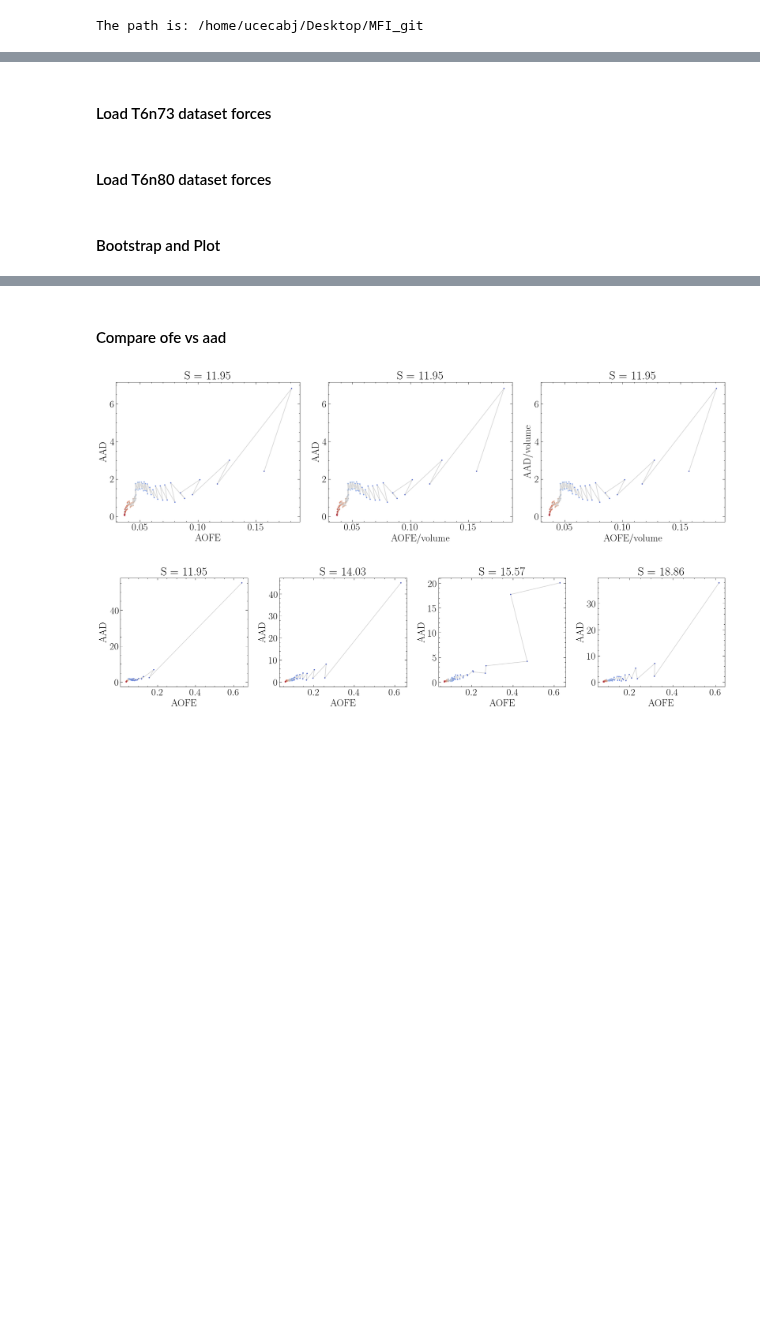
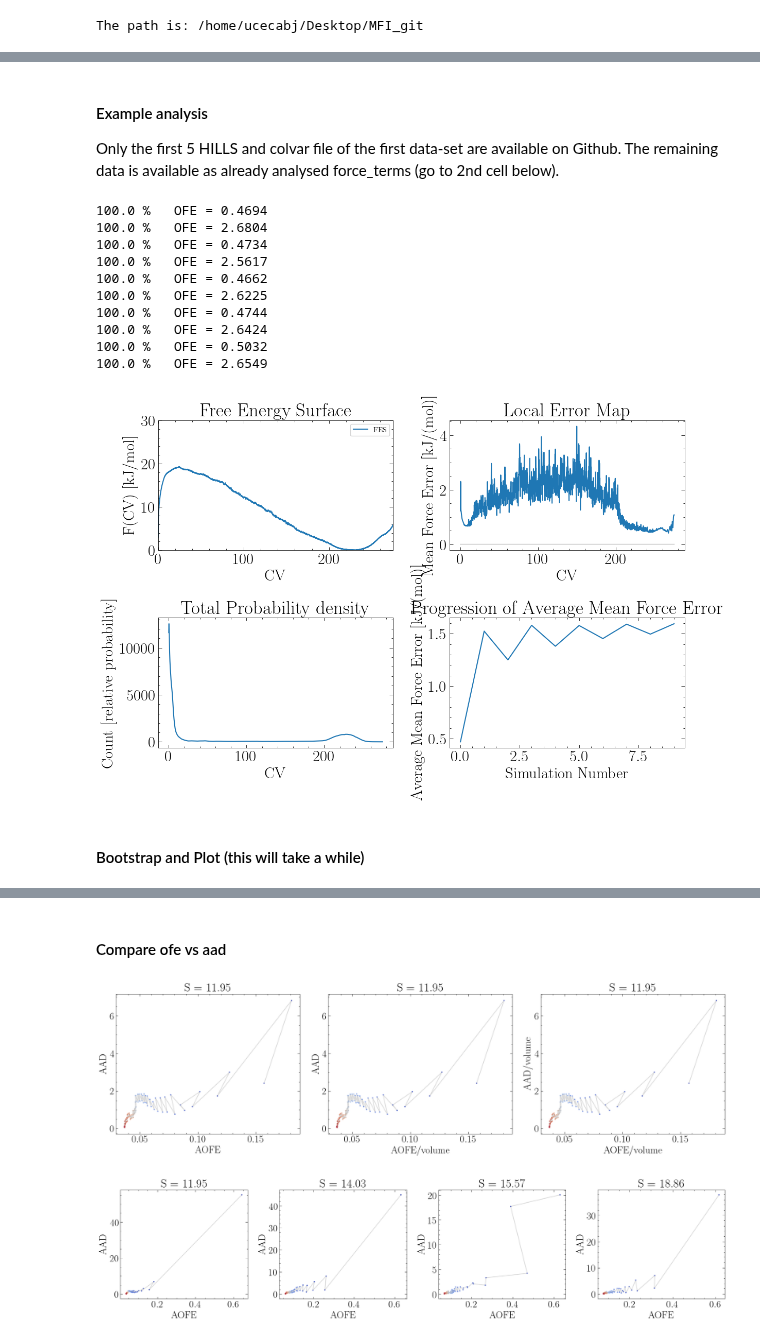
Before and after one commit to mme-ucl/MFI, a Jupyter notebook: Manuscript_Results/Figure3_1D_nucleation.ipynb, the cells around one changed output, grey strips where cells are left out. Saved outputs shown, nothing was run; the diff lists cells and outputs as text; code cells hidden in the pictures; blank space fills up the shorter version.

```diff
--- a/Manuscript_Results/Figure3_1D_nucleation.ipynb
+++ b/Manuscript_Results/Figure3_1D_nucleation.ipynb
@@ -166,2 +40,0 @@ MFI.save_npy([forceterms_forw, forceterms_back], path_figure4 + "LJ_n65_allforce
-# %% [markdown]
-#### Load T6n73 dataset forces
@@ -186,2 +40,0 @@ MFI.save_npy([forceterms_forw, forceterms_back], path_figure4 + "LJ_n73_allforce
-# %% [markdown]
-#### Load T6n80 dataset forces
@@ -205,4 +41,71 @@ MFI.save_npy([forceterms_forw, forceterms_back], path_figure4 + "LJ_n80_allforce
+# %% [markdown]
+#### Example analysis
+Only the first 5 HILLS and colvar file of the first data-set are available on Github. The remaining data is available as already analysed force_terms (go to 2nd cell below).
+# %%
+path_back = path + "/DATA_examples/1D_LJ_T6n55/data_backward/"
+path_forw = path + "/DATA_examples/1D_LJ_T6n55/data_forward/"
+path_forceterms = path + "/DATA_examples/1D_LJ_T6n55/force_terms/"
+os.chdir(path + "/DATA_examples/1D_LJ_T6n55")
+
+# Load the static bias
+bias_force = MFI1D.load_pkl(path_forw + "negativebias")
+all_forceterms = []
+
+for i in range(1,6):
+
+    #~~~ FORWARD ~~~~~~~~~~~~~~~~~~~~~~~~~~~~
+
+    #Read the HILLS file
+    HILLS=MFI1D.load_HILLS(hills_name=path_forw + "HILLS_" + str(i))
+
+    #Read the Colvar File
+    position = MFI1D.load_position(position_name=path_forw + "COLVAR_" + str(i))
+
+    #Compute the time-independent mean force
+    results = MFI1D.MFI_1D(HILLS = HILLS, position = position, bw = 0.5, kT = 0.6, min_grid=0, max_grid=275, nbins=2201, log_pace=len(HILLS), F_static=bias_force)
+    X, Ftot_den, Ftot_den2, Ftot, ofv_num, FES, ofv, ofe, cutoff, error_evol, fes_error_cutoff_evol = results
+
+    #save force terms
+    all_forceterms.append([Ftot_den, Ftot_den2, Ftot, ofv_num])
+
+    #~~~ BACKWARD ~~~~~~~~~~~~~~~~~~~~~~~~~~~~
+
+    # #Read the HILLS file
+    HILLS=MFI1D.load_HILLS(hills_name=path_back + "HILLS_" + str(i))
+
+    #Read the Colvar File
+    position = MFI1D.load_position(position_name=path_back + "COLVAR_" + str(i))
+
+    #Compute the time-independent mean force
+    results = MFI1D.MFI_1D(HILLS = HILLS, position = position, bw = 0.5, kT = 0.6, min_grid=0, max_grid=275, nbins=2201, log_pace=len(HILLS), F_static=np.zeros(len(X)))
+    X, Ftot_den, Ftot_den2, Ftot, ofv_num, FES, ofv, ofe, cutoff, error_evol, fes_error_cutoff_evol = results
+
+    #save force terms
+    all_forceterms.append([Ftot_den, Ftot_den2, Ftot, ofv_num])
+
+
+#patch all forces
+Ftot_den, Ftot_den2, Ftot, ofv_num, ofe, Aofe = MFI1D.patch_forces_ofe(np.asarray(all_forceterms), ofe_progression=True)
+
+#Integrate patched mean force
+FES = MFI1D.intg_1D(Ftot, X[1]-X[0])
+
+# Plot Recap
+MFI1D.plot_recap(X, MFI1D.zero_to_nan(FES), MFI1D.zero_to_nan(Ftot_den), MFI1D.zero_to_nan(ofe), Aofe, range(len(Aofe)), FES_lim=30, ofe_lim = 15, error_log_scale=0)
+plt.xlabel("Simulation Number"); plt.show()
+# %% [output]
+100.0 %   OFE = 0.4694
+100.0 %   OFE = 2.6804
+100.0 %   OFE = 0.4734
+100.0 %   OFE = 2.5617
+100.0 %   OFE = 0.4662
+100.0 %   OFE = 2.6225
+100.0 %   OFE = 0.4744
+100.0 %   OFE = 2.6424
+100.0 %   OFE = 0.5032
+100.0 %   OFE = 2.6549
+[figure, added]
 # %% [markdown]
-#### Bootstrap and Plot
+#### Bootstrap and Plot (this will take a while)
 # %%
 name_list = ["55", "65", "73", "80"]
```
Also changed, not shown: parts of 14 cells of this notebook, 29 other files.
